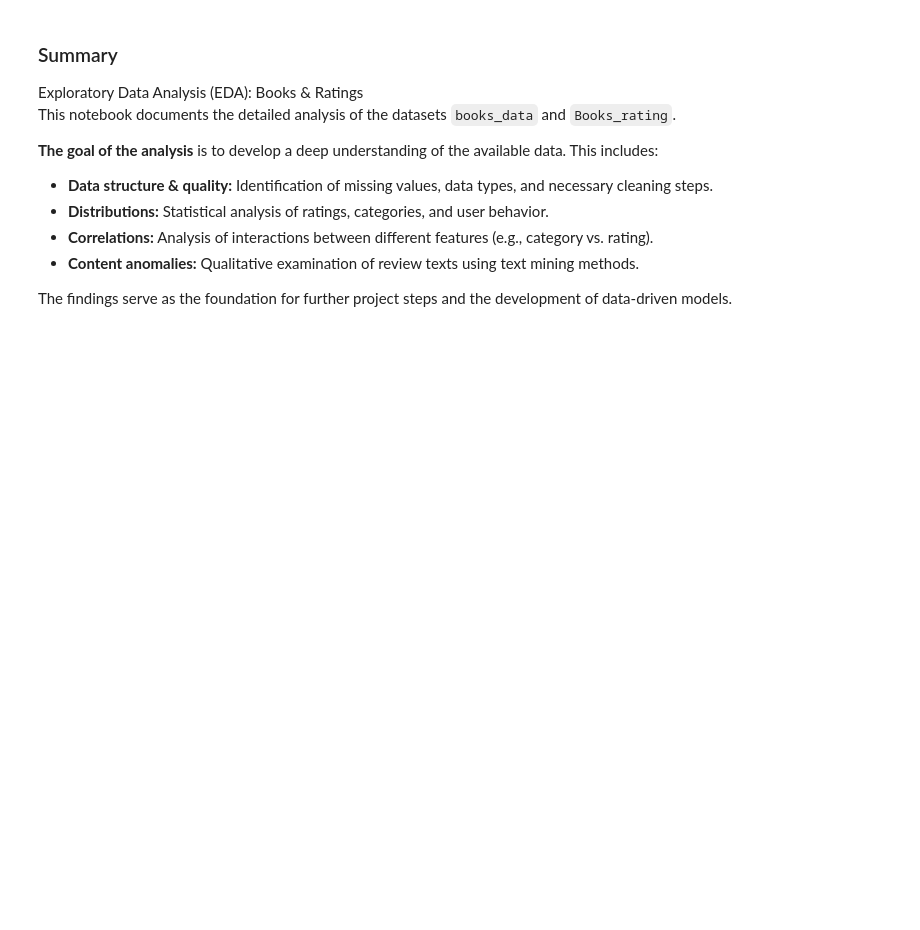
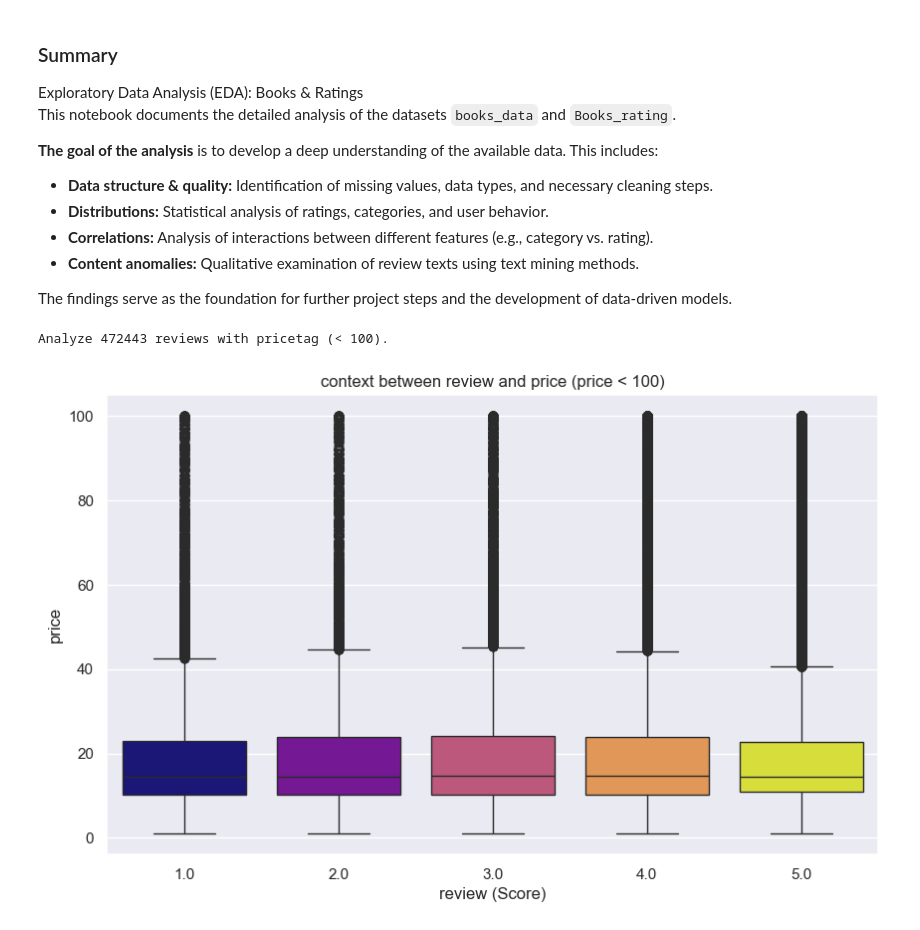
Before and after one commit to JanisEcker/Praxisprojekt1, a Jupyter notebook: DataExploration/DataDescription.ipynb, the cells around one changed output. Cells and saved outputs as stored; diff of their text form; code cells hidden in the pictures; blank space fills up the shorter version.

Commit message:
added some more describing plots (after team-review)

```diff
--- a/DataExploration/DataDescription.ipynb
+++ b/DataExploration/DataDescription.ipynb
@@ -609,3 +611,23 @@ This notebook documents the detailed analysis of the datasets `books_data` and `
 * **Content anomalies:** Qualitative examination of review texts using text mining methods.
 
 The findings serve as the foundation for further project steps and the development of data-driven models.
+# %%
+# compare price and review --> firstly filter expensive books (>$100); secondly remove NaN-values
+
+df_price_analysis = df2.dropna(subset=['Price'])
+df_price_filtered = df_price_analysis[df_price_analysis['Price'] < 100]
+
+print(f"Analyze {len(df_price_filtered)} reviews with pricetag (< 100).")
+
+plt.figure(figsize=(10, 6))
+sns.boxplot(x='review/score', y='Price', data=df_price_filtered, palette='plasma', hue='review/score', legend=False)
+plt.title('context between review and price (price < 100)')
+plt.xlabel('review (Score)')
+plt.ylabel('price')
+plt.show()
+
+# free up memory
+del df_price_analysis, df_price_filtered
+# %% [output]
+Analyze 472443 reviews with pricetag (< 100).
+[figure, added]
```
Also changed, not shown: parts of 20 cells of this notebook.
